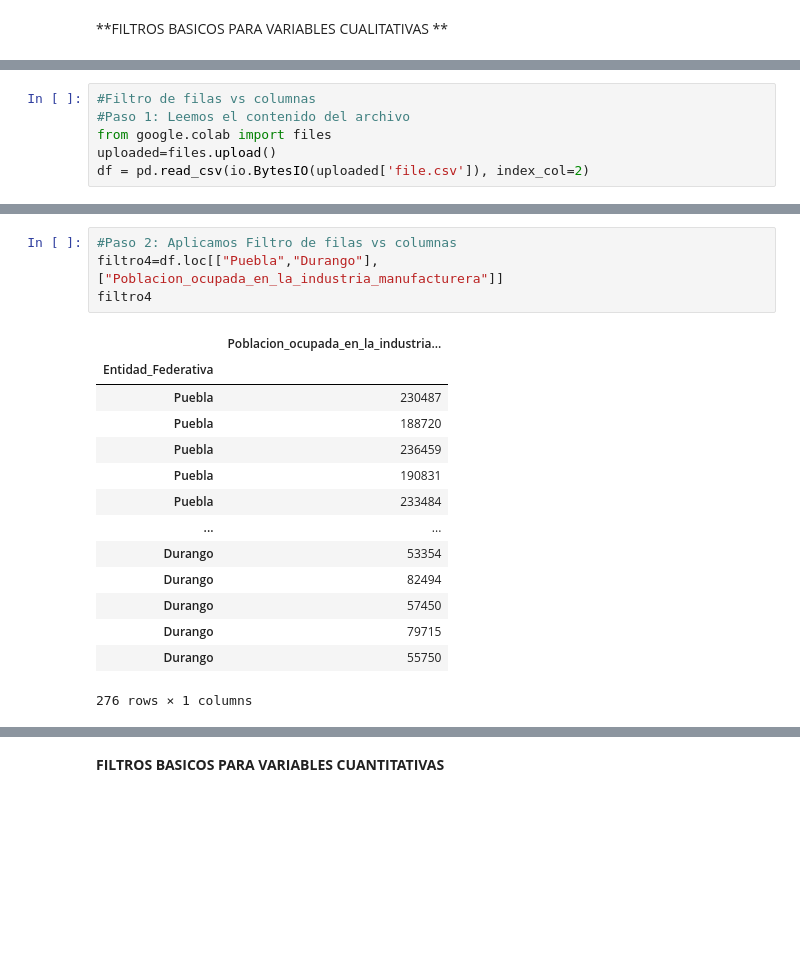
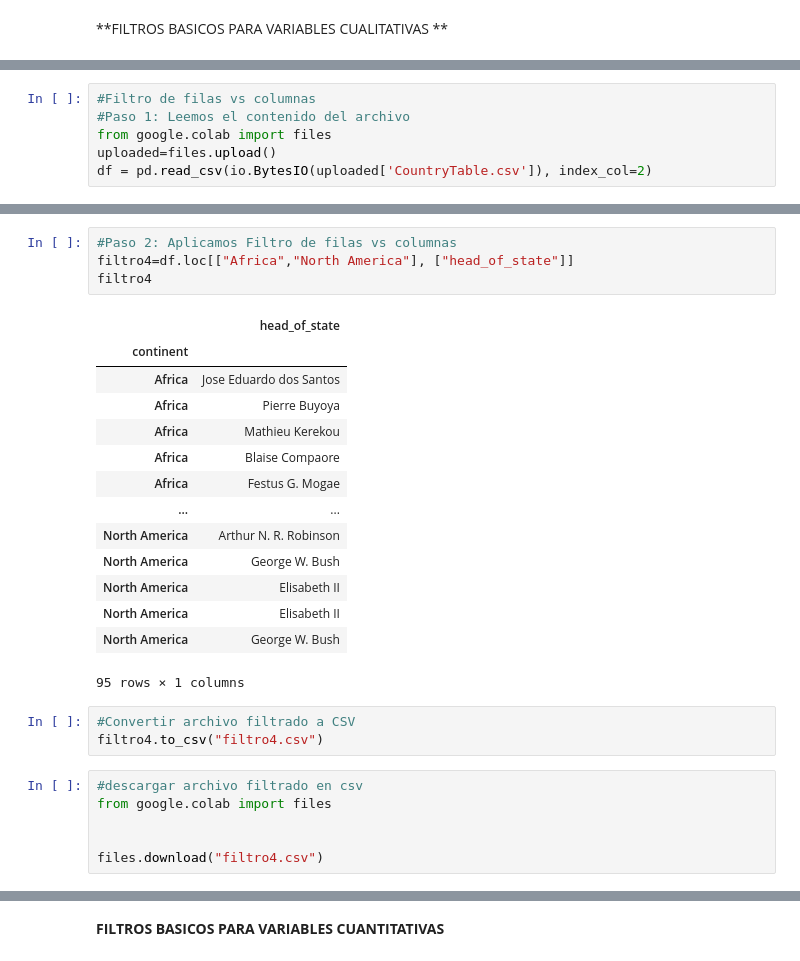
Before and after one commit to PabloGP10/Extracci-n-de-Datos, a Jupyter notebook: 1_Extracción_Datos1_1.ipynb, the cells around one changed output, grey strips where cells are left out. Drawn from its saved outputs; the diff is of its cells as text; blank space fills up the shorter version.

```diff
--- a/1_Extracción_Datos1_1.ipynb
+++ b/1_Extracción_Datos1_1.ipynb
@@ -79,6 +143,6 @@ filtro3
 #Paso 1: Leemos el contenido del archivo
 from google.colab import files
 uploaded=files.upload()
-df = pd.read_csv(io.BytesIO(uploaded['file.csv']), index_col=2)
+df = pd.read_csv(io.BytesIO(uploaded['CountryTable.csv']), index_col=2)
 # %% [output]
 [interactive output not drawn]
@@ -86,19 +150,28 @@ Saving file.csv to file (1).csv
 # %%
 #Paso 2: Aplicamos Filtro de filas vs columnas
-filtro4=df.loc[["Puebla","Durango"], ["Poblacion_ocupada_en_la_industria_manufacturera"]]
+filtro4=df.loc[["Africa","North America"], ["head_of_state"]]
 filtro4
 # %% [output]
-|  | Poblacion_ocupada_en_la_industria... |
-| Entidad_Federativa |  |
-| Puebla | 230487 |
-| Puebla | 188720 |
-| Puebla | 236459 |
-| Puebla | 190831 |
-| Puebla | 233484 |
+|  | head_of_state |
+| continent |  |
+| Africa | Jose Eduardo dos Santos |
+| Africa | Pierre Buyoya |
+| Africa | Mathieu Kerekou |
+| Africa | Blaise Compaore |
+| Africa | Festus G. Mogae |
 | ... | ... |
-| Durango | 53354 |
-| Durango | 82494 |
-| Durango | 57450 |
-| Durango | 79715 |
-| Durango | 55750 |
+| North America | Arthur N. R. Robinson |
+| North America | George W. Bush |
+| North America | Elisabeth II |
+| North America | Elisabeth II |
+| North America | George W. Bush |
-276 rows × 1 columns
+95 rows × 1 columns
+# %%
+#Convertir archivo filtrado a CSV
+filtro4.to_csv("filtro4.csv")
+# %%
+#descargar archivo filtrado en csv
+from google.colab import files
+
+
+files.download("filtro4.csv")
```
Also changed, not shown: parts of 26 cells of this notebook.
